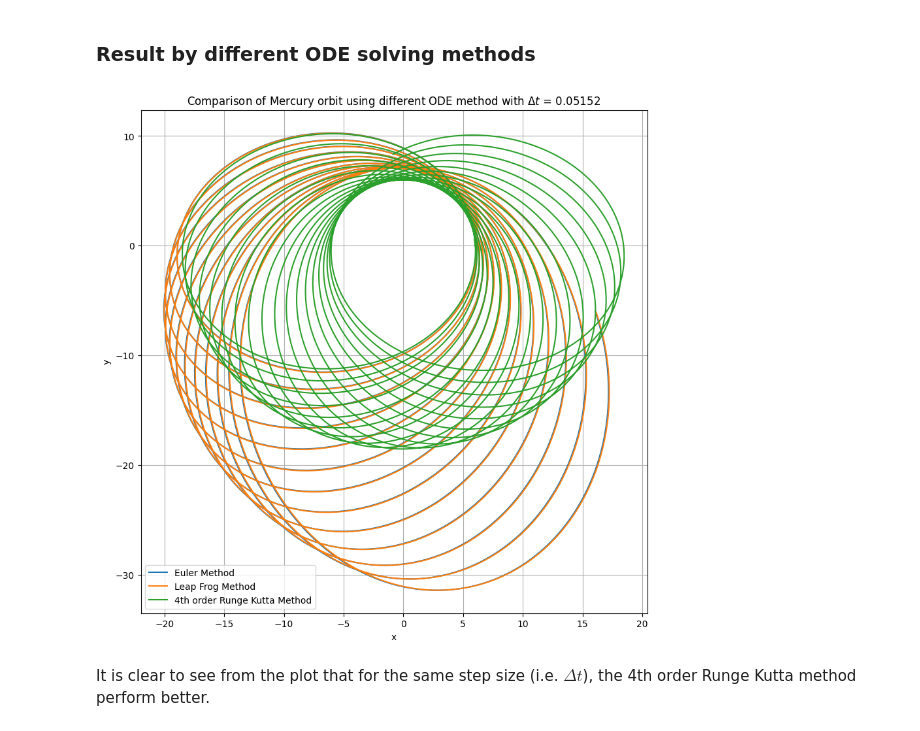
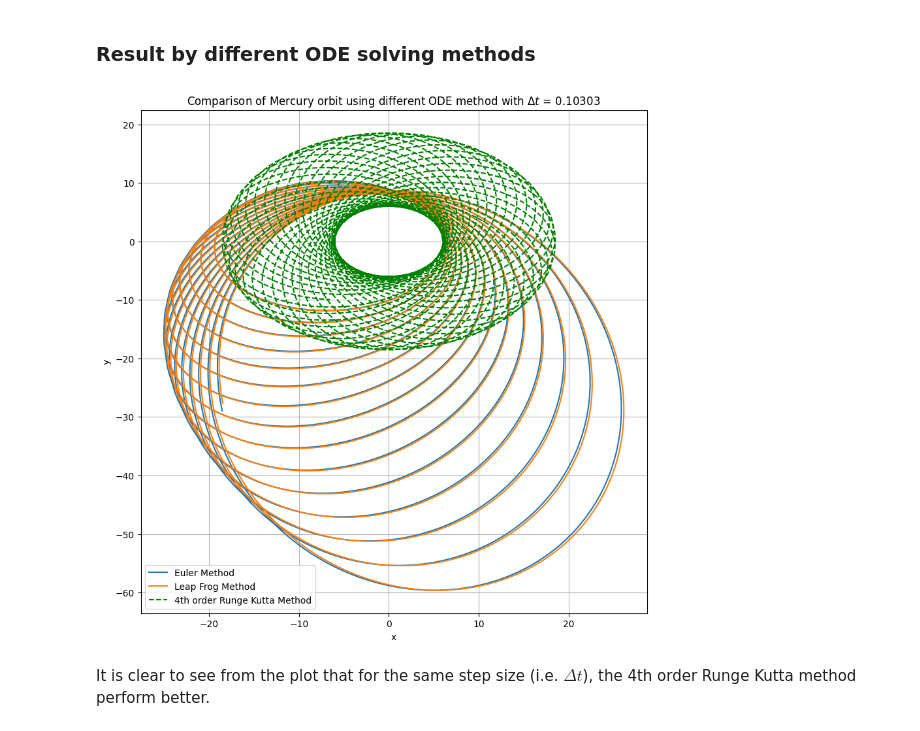
Before and after one commit to timlok123/PHYS4150-Computational-Physics-2024, a Jupyter notebook: Solving ODE/Mercury Perihelion Precession updated.ipynb, the cells around one changed output. Drawn from its saved outputs; the diff is of its cells as text; code cells hidden in the pictures.

```diff
--- a/Solving ODE/Mercury Perihelion Precession updated.ipynb
+++ b/Solving ODE/Mercury Perihelion Precession updated.ipynb
@@ -122,7 +122,7 @@ rS = 2.95e-7    # Schwarzschild radius of Sun,in units of R0
 rL2 = 8.19e-7   # Specific angular momentum, in units of R0**2
 
 # Time step
-dt =  (2 * vM0 / c_a) / 20
+dt =  (2 * vM0 / c_a) / 10
 
 t = 0.0
 alpha = 10**6
@@ -140,17 +140,17 @@ X_RK    = Runge_kutta_4th(derivative, initial_condition, dt, nt, c_a, alpha, bet
 # %%
 plt.figure(figsize=(10,10))
 plt.title(rf'Comparison of Mercury orbit using different ODE method with $\Delta t$ = {np.round(dt,5)}')
 
 plt.plot(X_Euler[ : 100000 ,0], X_Euler[  : 100000,1], label = 'Euler Method')
 plt.plot(X_LF[ : 100000, 0], X_LF[ : 100000,1], label = 'Leap Frog Method')
-plt.plot(X_RK[ : 100000, 0], X_RK[ : 100000,1], label = '4th order Runge Kutta Method')
+plt.plot(X_RK[ : 100000, 0], X_RK[ : 100000,1], "g--", label = '4th order Runge Kutta Method')
 
 plt.xlabel('x')
 plt.ylabel('y')
 plt.legend()
 plt.grid()
 # %% [output]
-[figure, old version]
+[figure, new version]
 # %% [markdown]
 It is clear to see from the plot that for the same step size (i.e. $\Delta t$), the 4th order Runge Kutta method perform better.
 # %% [markdown]
```
